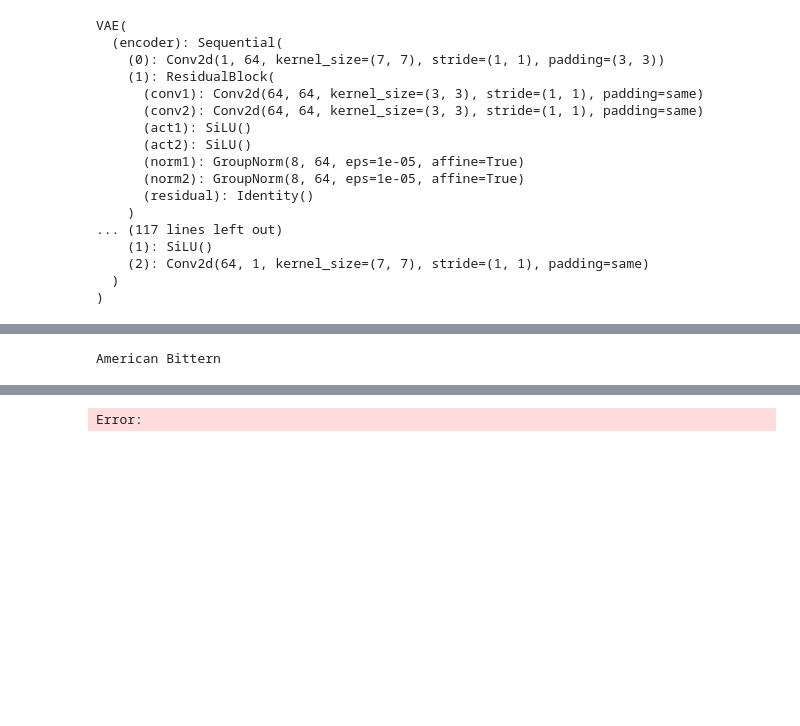
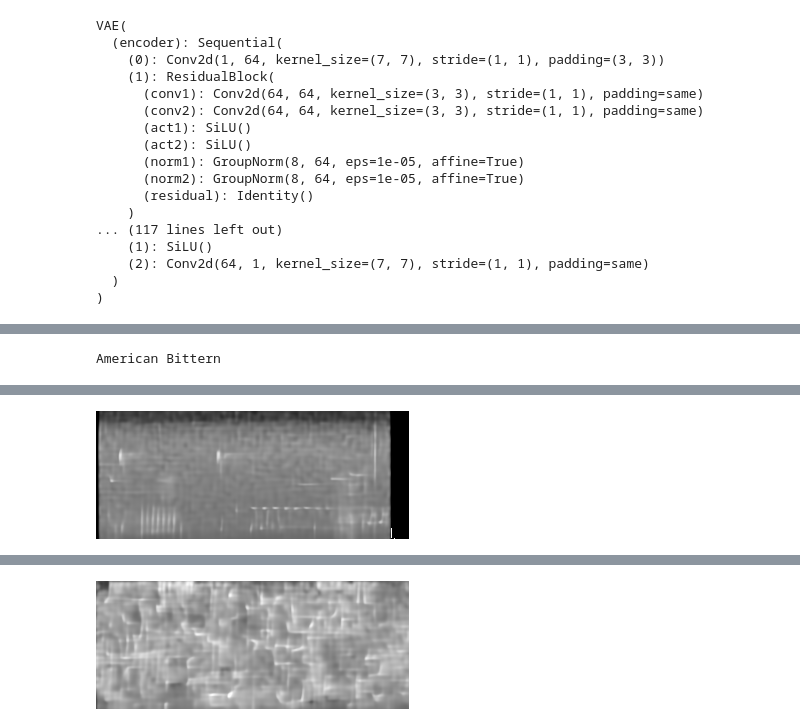
Before and after one commit to rmdluo/Bidirectional-Bird-Call-Bird-Image-Generator, a Jupyter notebook: scripts/test_audio_diffusion.ipynb, the cells around one changed output, grey strips where cells are left out. Saved outputs shown, nothing was run; the diff lists cells and outputs as text; code cells hidden in the pictures; blank space fills up the shorter version.

```diff
--- a/scripts/test_audio_diffusion.ipynb
+++ b/scripts/test_audio_diffusion.ipynb
@@ -178,31 +189,34 @@ Acorn Woodpecker
 # %%
 latent_1, latent_2, species = train_dataset[200]
 latent_1 = latent_1.to(train_parameters.device)
 latent_2 = latent_2.to(train_parameters.device)
 
 samples = diffusion.sample(latent_2.unsqueeze(0), device=train_parameters.device)
 
 print(species)
 
 with torch.no_grad():
     log_mel_example_of_original = vae.decode(latent_1.unsqueeze(0).to(train_parameters.device))
     log_mel_generated = vae.decode(samples[0].to(train_parameters.device))
 
 display(
     Audio(
         log_mel_to_waveform(log_mel_example_of_original.cpu().squeeze())[0].numpy(),
         rate=16000,
     )
 )
+display(to_pil_image(log_mel_example_of_original.cpu().squeeze()))
 
 display(
     Audio(
         log_mel_to_waveform(log_mel_generated.cpu().squeeze())[0].numpy(),
         rate=16000,
     )
 )
+display(to_pil_image(log_mel_generated.cpu().squeeze()))
 # %% [output]
 American Bittern
 [interactive output not drawn]
+[figure, added]
 [interactive output not drawn]
-Error:
+[figure, added]
```
Also changed, not shown: parts of 3 cells of this notebook, 13 other files.
